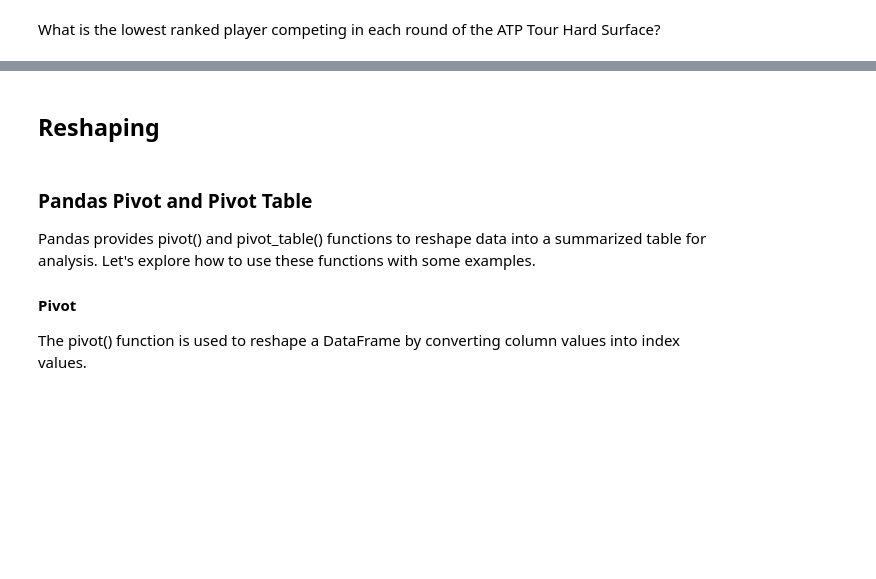
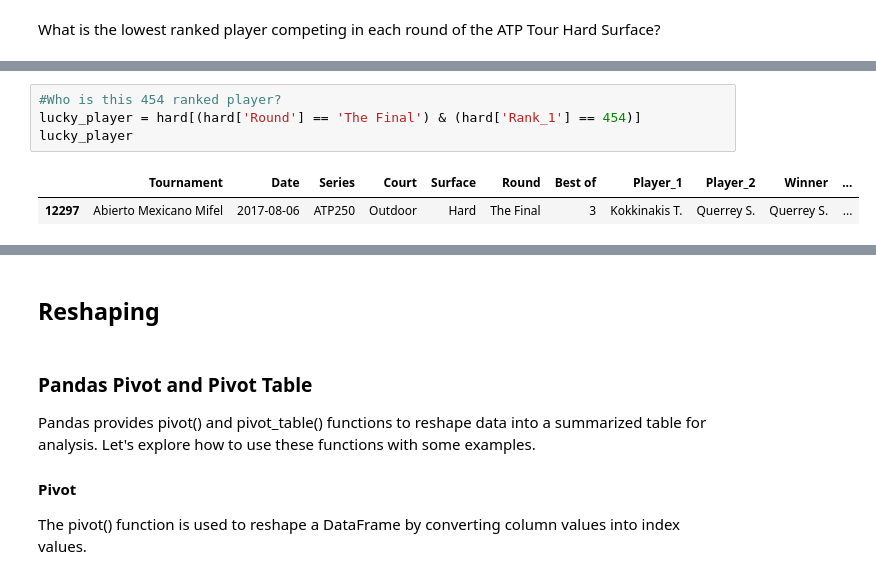
Before and after one commit to hewp84/CRT420, a Jupyter notebook: Week 3/Pandas_5.ipynb, the cells around one changed output, grey strips where cells are left out. Cells and saved outputs as stored; diff of their text form; blank space fills up the shorter version.

```diff
--- a/Week 3/Pandas_5.ipynb
+++ b/Week 3/Pandas_5.ipynb
@@ -118,0 +209,7 @@ atp_agg
+# %%
+#Who is this 454 ranked player?
+lucky_player = hard[(hard['Round'] == 'The Final') & (hard['Rank_1'] == 454)]
+lucky_player
+# %% [output]
+|  | Tournament | Date | Series | Court | Surface | Round | Best of | Player_1 | Player_2 | Winner | ... |
+| 12297 | Abierto Mexicano Mifel | 2017-08-06 | ATP250 | Outdoor | Hard | The Final | 3 | Kokkinakis T. | Querrey S. | Querrey S. | ... |
```
Also changed, not shown: parts of 17 cells of this notebook, 1 other file.
